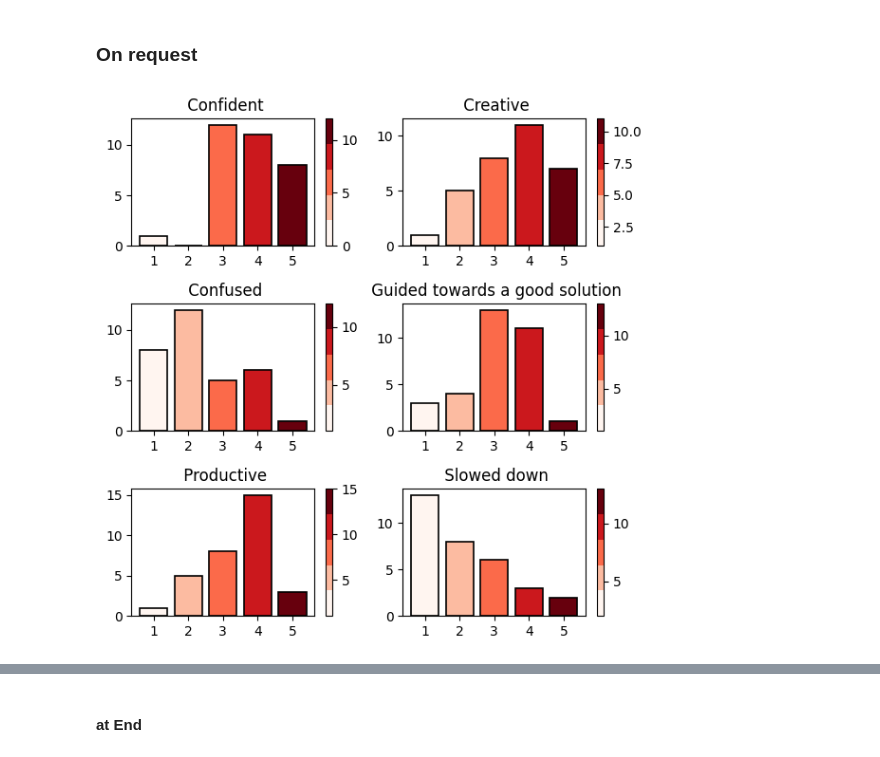
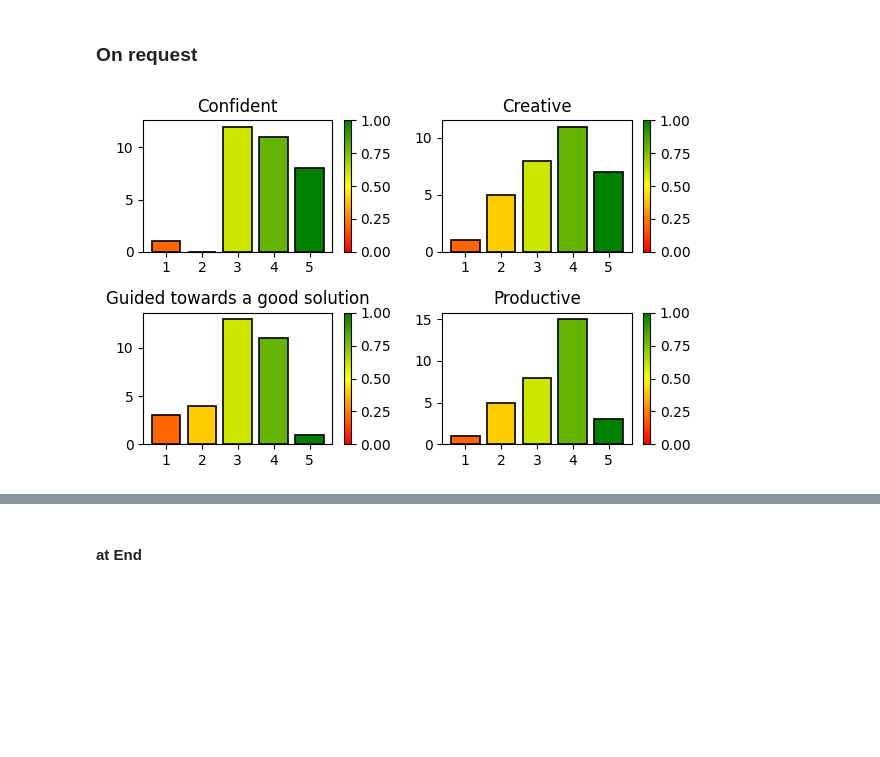
Before and after one commit to meriembenchaaben/FewShotLearningEfficiency-replication-package, a Jupyter notebook: scripts/plotFormsResults.ipynb, the cells around one changed output, grey strips where cells are left out. Saved outputs shown, nothing was run; the diff lists cells and outputs as text; code cells hidden in the pictures; blank space fills up the shorter version.

```diff
--- a/scripts/plotFormsResults.ipynb
+++ b/scripts/plotFormsResults.ipynb
@@ -21,64 +19,58 @@ During the experiment, I felt... [Confident]	During the experiment, I felt... [C
 # %%
 import numpy as np
 import matplotlib.pyplot as plt
 from collections import Counter
+from matplotlib.colors import LinearSegmentedColormap
 
-# List of Likert scale response lists
+# Updated list of Likert scale response lists, excluding the third and sixth
 response_lists = [
     [1, 5, 4, 3, 3, 5, 4, 4, 4, 3, 5, 4, 5, 4, 3, 4, 4, 3, 5, 3, 4, 5, 3, 3, 5, 3, 4, 4, 3, 3, 3, 5],
     [1, 4, 4, 2, 2, 5, 3, 3, 4, 5, 4, 2, 4, 3, 5, 4, 3, 2, 2, 5, 3, 5, 4, 4, 4, 4, 4, 3, 3, 3, 5, 5],
-    [1, 2, 2, 3, 2, 2, 1, 1, 3, 2, 5, 2, 2, 3, 2, 1, 4, 4, 4, 2, 2, 2, 2, 1, 1, 3, 3, 4, 4, 4, 1, 1],
     [1, 4, 4, 2, 3, 4, 3, 3, 3, 4, 3, 1, 4, 4, 5, 4, 2, 4, 1, 3, 3, 3, 3, 4, 4, 3, 3, 2, 4, 2, 3, 3],
-    [1, 4, 4, 3, 3, 4, 3, 4, 4, 3, 4, 3, 5, 4, 5, 4, 3, 2, 2, 3, 3, 5, 4, 4, 4, 2, 4, 2, 4, 2, 4, 4],
-    [1, 2, 1, 2, 2, 1, 1, 1, 3, 1, 2, 1, 2, 3, 1, 2, 1, 4, 4, 1, 1, 1, 2, 1, 2, 3, 3, 5, 4, 5, 3, 3],
+    [1, 4, 4, 3, 3, 4, 3, 4, 4, 3, 4, 3, 5, 4, 5, 4, 3, 2, 2, 3, 3, 5, 4, 4, 4, 2, 4, 2, 4, 2, 4, 4]
 ]
+
+# Updated titles, excluding the third and sixth
+titles = ['Confident', 'Creative', 'Guided towards a good solution', 'Productive']
 
 # Likert scale labels
 likert_scale_labels = ['1', '2', '3', '4', '5']
-titles=['Confident','Creative','Confused','Guided towards a good solution','Productive','Slowed down']
 
-# Create subplots with 3 rows and 2 columns
-fig, axes = plt.subplots(3, 2, figsize=(6, 6))
+# Create a green to red color map
+colors_positive = ["red", "yellow", "green"]
+colors_negative = ["green", "yellow", "red"]
+nodes = [0.0, 0.5, 1.0]
+cmap_positive = LinearSegmentedColormap.from_list("red_to_green", list(zip(nodes, colors_positive)))
+cmap_negative = LinearSegmentedColormap.from_list("green_to_red", list(zip(nodes, colors_negative)))
 
-# Flatten the axes array for easier iteration
-axes = axes.flatten()
+# Updated colormap dictionary for the remaining titles
+cmap_dict = {
+    'Confident': cmap_positive,
+    'Creative': cmap_positive,
+    'Guided towards a good solution': cmap_positive,
+    'Productive': cmap_positive
+}
+
+# Create subplots with 2 rows and 2 columns, adjusted for the new number of plots
+fig, axes = plt.subplots(2, 2, figsize=(6, 4))
+axes = axes.flatten()  # Flatten the axes array for easier iteration
 
 # Generate a plot for each set of Likert scale responses
 for i, ax in enumerate(axes):
-    # Get the current response list
     response_list = response_lists[i]
-
-    # Calculate frequency counts using Counter
     frequency_counts = [Counter(response_list)[j] for j in range(1, len(likert_scale_labels) + 1)]
 
-    # Create a colormap with varying intensities
-    cmap = plt.cm.get_cmap('Reds', len(likert_scale_labels))
+    # Map colors based on Likert scale value and attribute positivity/negativity
+    cmap = cmap_dict[titles[i]]
+    bars = ax.bar(likert_scale_labels, frequency_counts, color=[cmap(value/5) for value in range(1, 6)], edgecolor='black', linewidth=1.2)
+    ax.set_title(titles[i])
 
-    # Normalize the frequency counts to the colormap range (0 to 1)
-    norm = plt.Normalize(min(frequency_counts), max(frequency_counts))
-
-    # Plot the bar chart with varying colors
-    bars = ax.bar(likert_scale_labels, frequency_counts, color=[cmap(i) for i in range(len(likert_scale_labels))], edgecolor='black', linewidth=1.2)
-
-
-    # Customize the chart
-    #ax.set_xlabel('Likert Scale Option')
-    #ax.set_ylabel('Frequency Count')
-    ax.set_title(f' {titles[i]}')
-
-    # Set a different y-axis title for each plot
-    #ax.set_ylabel(f'Frequency Count')
-
-    # Add a colorbar
-    sm = plt.cm.ScalarMappable(cmap=cmap, norm=norm)
+    sm = plt.cm.ScalarMappable(cmap=cmap)
     sm.set_array([])
     fig.colorbar(sm, ax=ax)
 
-# Adjust spacing between subplots
 fig.tight_layout()
-#fig.suptitle('During the experiment, I felt... ')
-# Display the plots
 plt.savefig('/content/gdrive/MyDrive/experiments Malaga/Results/onRequest-duringExp.pdf')
 plt.show()
 # %% [output]
-[figure, old version]
+[figure, new version]
```
Also changed, not shown: parts of 55 cells of this notebook.
